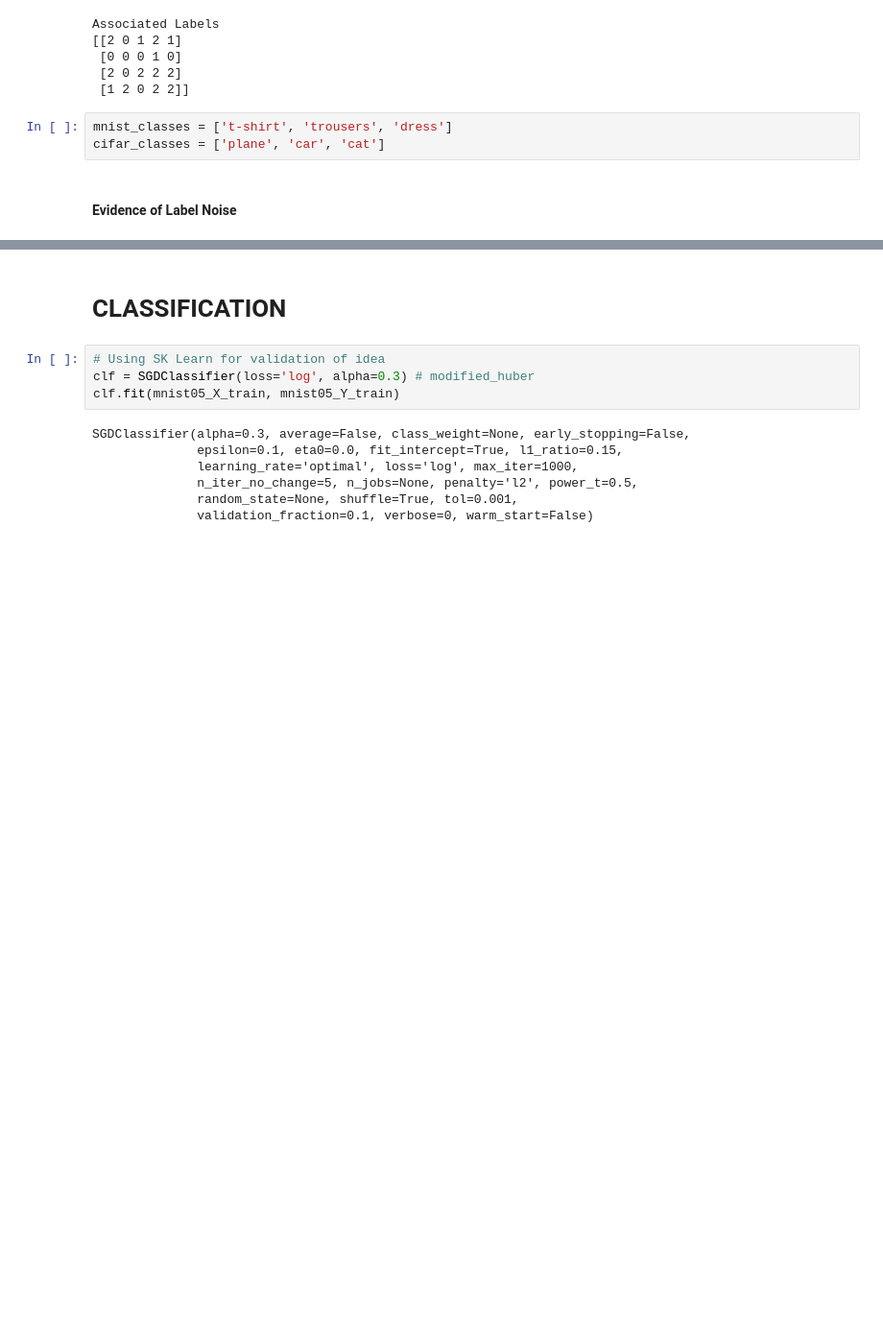
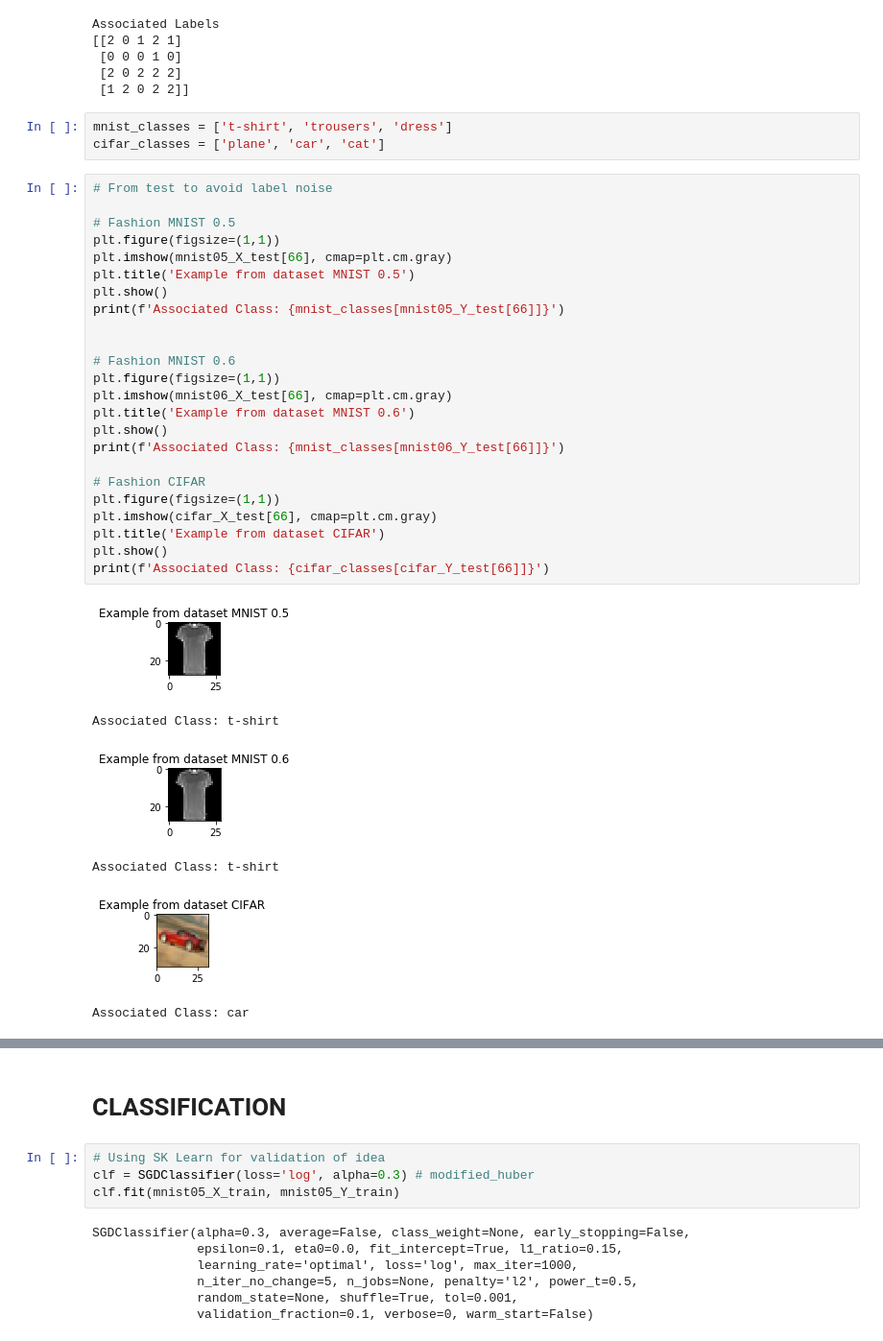
Before and after one commit to pierresegonne/COMP5328_Project2, a Jupyter notebook: pierre.ipynb, the cells around one changed output, grey strips where cells are left out. Shown at 96% size. Drawn from its saved outputs; the diff is of its cells as text; blank space fills up the shorter version.

```diff
--- a/pierre.ipynb
+++ b/pierre.ipynb
@@ -132,6 +192,35 @@ Associated Labels
 # %%
 mnist_classes = ['t-shirt', 'trousers', 'dress']
 cifar_classes = ['plane', 'car', 'cat']
-# %% [markdown]
-#### Evidence of Label Noise
+# %%
+# From test to avoid label noise
+
+# Fashion MNIST 0.5
+plt.figure(figsize=(1,1))
+plt.imshow(mnist05_X_test[66], cmap=plt.cm.gray)
+plt.title('Example from dataset MNIST 0.5')
+plt.show()
+print(f'Associated Class: {mnist_classes[mnist05_Y_test[66]]}')
+
+
+# Fashion MNIST 0.6
+plt.figure(figsize=(1,1))
+plt.imshow(mnist06_X_test[66], cmap=plt.cm.gray)
+plt.title('Example from dataset MNIST 0.6')
+plt.show()
+print(f'Associated Class: {mnist_classes[mnist06_Y_test[66]]}')
+
+# Fashion CIFAR
+plt.figure(figsize=(1,1))
+plt.imshow(cifar_X_test[66], cmap=plt.cm.gray)
+plt.title('Example from dataset CIFAR')
+plt.show()
+print(f'Associated Class: {cifar_classes[cifar_Y_test[66]]}')
+# %% [output]
+[figure, added]
+Associated Class: t-shirt
+[figure, added]
+Associated Class: t-shirt
+[figure, added]
+Associated Class: car
 # %%
```
Also changed, not shown: parts of 37 cells of this notebook.
